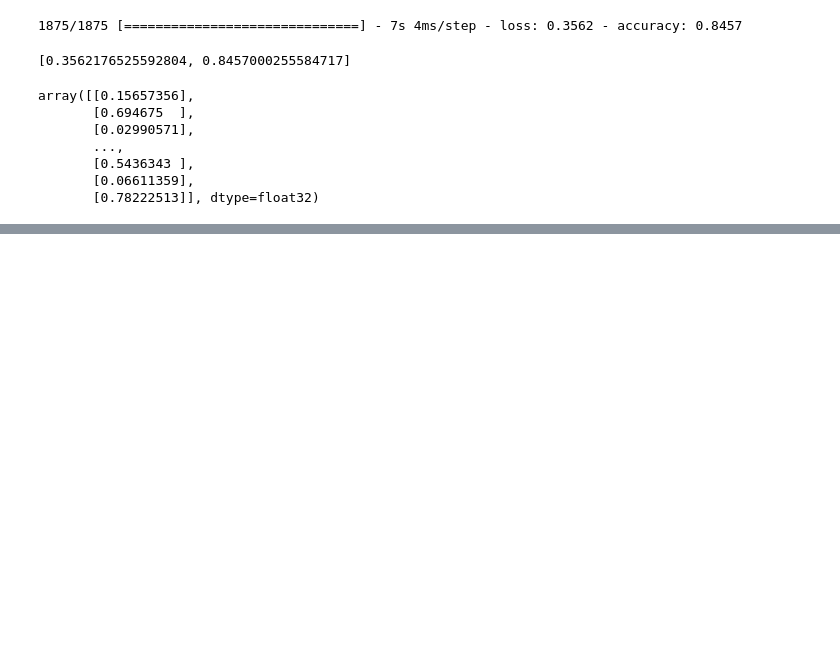
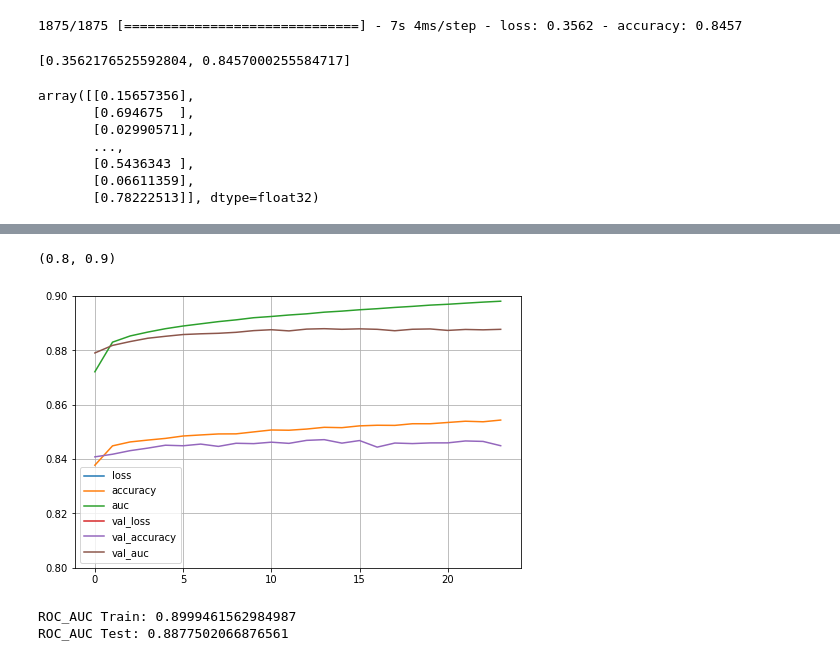
Before and after one commit to JonasSchroeder/Kaggel-Tabular-Playground-Series-2021, a Jupyter notebook: Mar 2021/Kaggle TPS 2021 - March.ipynb, the cells around one changed output, grey strips where cells are left out. Cells and saved outputs as stored; diff of their text form; code cells hidden in the pictures; blank space fills up the shorter version.

Commit message:
neural network tests

```diff
--- a/Mar 2021/Kaggle TPS 2021 - March.ipynb
+++ b/Mar 2021/Kaggle TPS 2021 - March.ipynb
@@ -1477,0 +1480,24 @@ export_df.to_csv(f"output/sequential_deeper_{name_add}.csv", index=False)
+# %%
+# Baseline model
+
+import tensorflow as tf
+from tensorflow import keras
+
+# Model definition
+model = keras.models.Sequential([
+    keras.layers.Dense(100, activation="relu"),
+    keras.layers.Dense(100, activation="relu"),
+    keras.layers.Dense(1, activation="sigmoid")
+])
+
+optimizer = keras.optimizers.SGD(lr=0.01)
+
+model.compile(loss="binary_crossentropy",
+             optimizer=optimizer,
+             metrics=["accuracy", "AUC"])
+# %%
+%%time
+# fit the model
+history = model.fit(X_train, y_train, epochs=50,
+                    validation_data=(X_valid, y_valid),
+                    callbacks=[keras.callbacks.EarlyStopping(patience=10)])
@@ -1477,0 +1522,26 @@ export_df.to_csv(f"output/sequential_deeper_{name_add}.csv", index=False)
+# %%
+# plot learning curves
+import pandas as pd
+import matplotlib.pyplot as plt
+
+pd.DataFrame(history.history).plot(figsize=(8, 5))
+plt.grid(True)
+plt.gca().set_ylim(0.8,0.9)
+# %% [output]
+(0.8, 0.9)
+[figure, added]
+# %%
+from sklearn.metrics import roc_curve, auc
+
+y_train_pred = model.predict(X_train)
+fpr, tpr, threshold = roc_curve(y_train, y_train_pred)
+roc_auc = auc(fpr, tpr)
+print("ROC_AUC Train: " + str(roc_auc))
+
+y_valid_pred = model.predict(X_valid)
+fpr, tpr, threshold = roc_curve(y_valid, y_valid_pred)
+roc_auc = auc(fpr, tpr)
+print("ROC_AUC Test: " + str(roc_auc))
+# %% [output]
+ROC_AUC Train: 0.8999461562984987
+ROC_AUC Test: 0.8877502066876561
```
Also changed, not shown: parts of 4 cells of this notebook.
